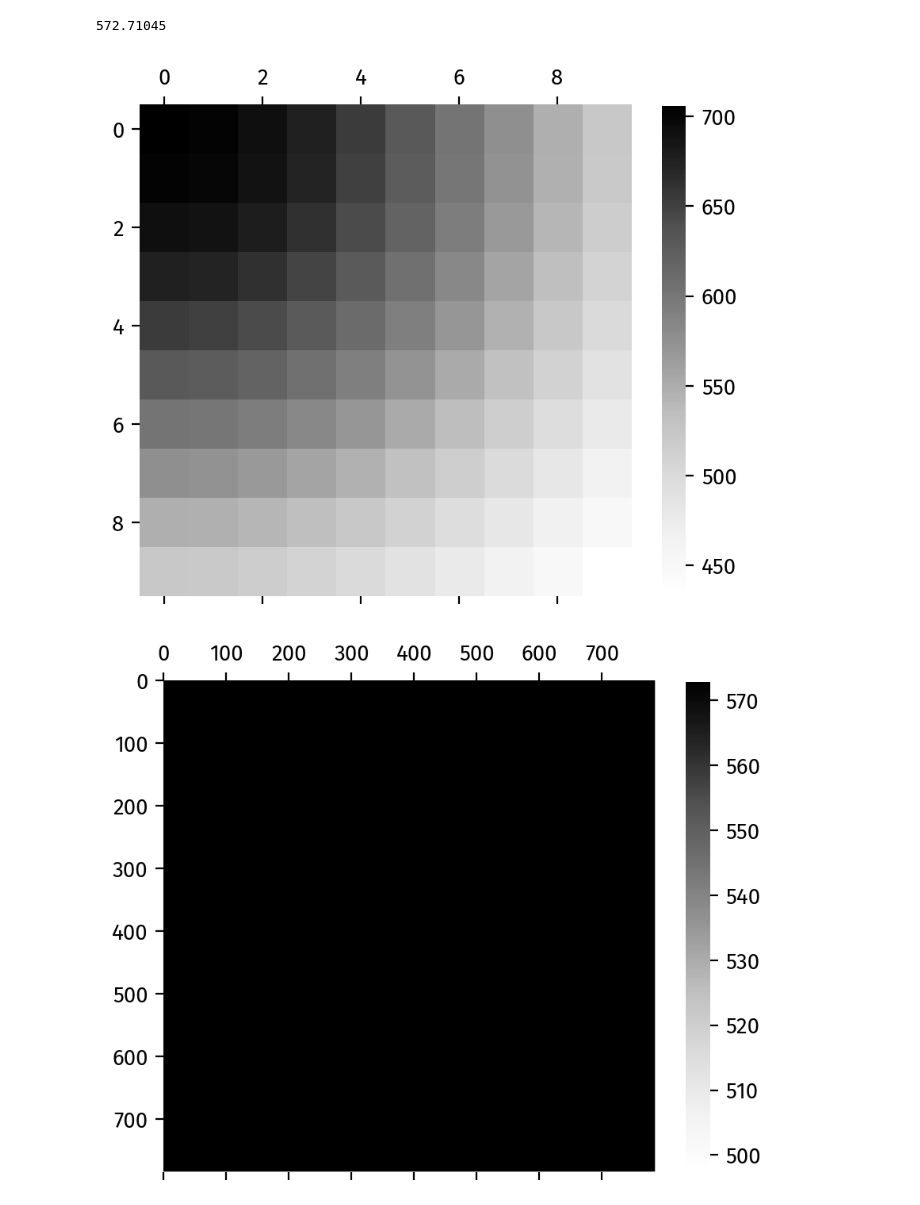
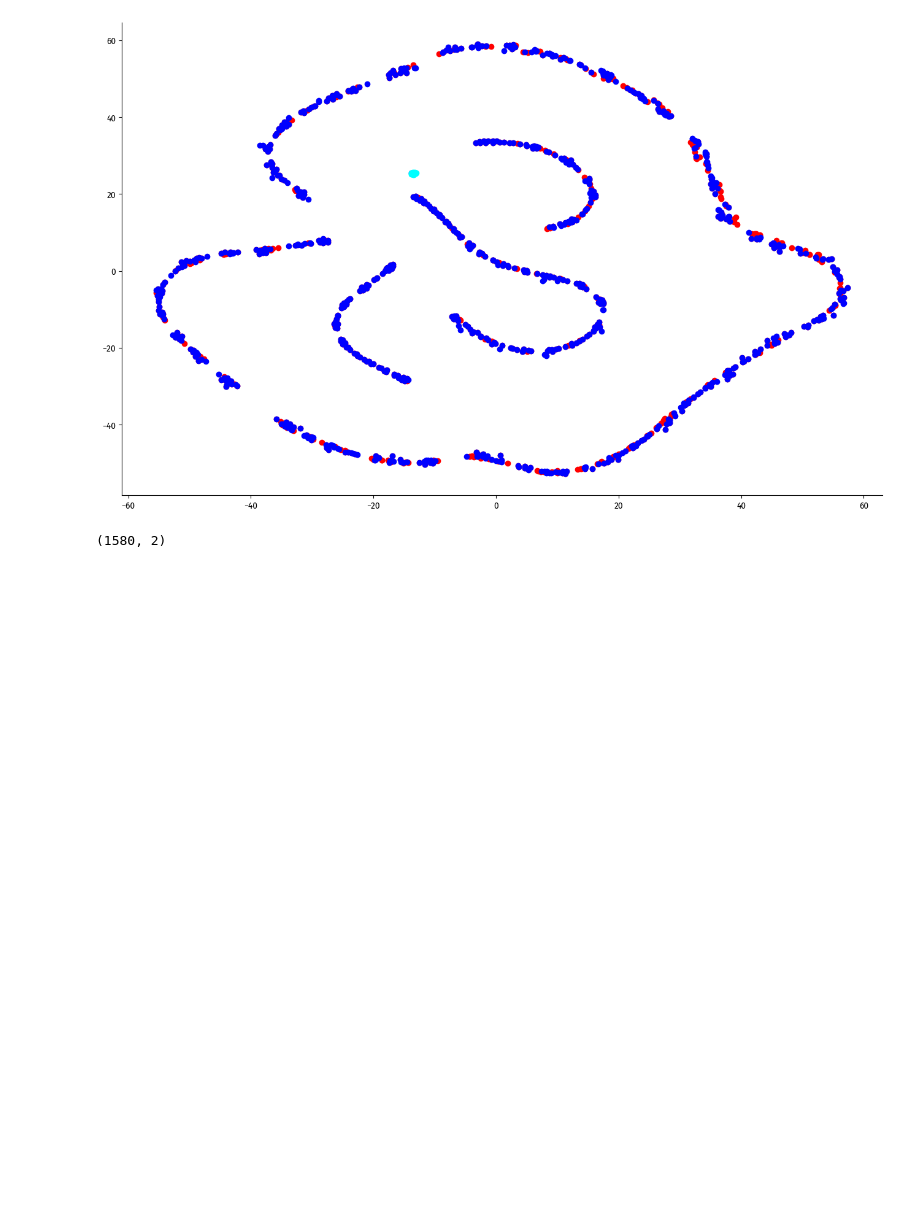
Before and after one commit to cwhy/picojam, a Jupyter notebook: jam/notebooks/PBsimpleNet.ipynb, the cells around one changed output. Drawn from its saved outputs; the diff is of its cells as text; code cells hidden in the pictures; blank space fills up the shorter version.

```diff
--- a/jam/notebooks/PBsimpleNet.ipynb
+++ b/jam/notebooks/PBsimpleNet.ipynb
@@ -179,7 +179,7 @@ import init_utils
 
 
 
-lr = 0.0001
+lr = 0.001
 mask_fn = lambda p: tree_map(lambda x: not isinstance(x, int), p)
 # opt = optax.multi_transform({"sgd": optax.rmsprop(lr), "zero": optax.set_to_zero()}, mask_fn)
 opt = optax.masked(optax.adam(lr), mask_fn)
@@ -234,10 +234,11 @@ def loss_b_dt(W):
 def sample():
     index = random.sample(range(n_samples), batch_size)
     return X_train[index, :], y[array(index)]
+xx, yy = sample()
 
 for i in range(10000):
-    xx, yy = sample()
-    W, state_x = update_x(W, xx, yy, state_x)
+    W, state = update(W, xx, yy, state)
+    #W, state_x = update_x(W, xx, yy, state_x)
     if i < 10 or i % 200 == 0:
         print(mean(accuracy(W, xx, yy)), get_accuracy_b_t(W), loss_b_dt(W))
 
@@ -264,11 +264,0 @@ print(loss_b_dt(W))
-# %%
-yd = input_encode(W['y'], arange(d_y)[None, :])
-visualize_matrix(yd.T @ yd, dpi=200)
-xyd = mixer_head(W, X_test[0, :], y_test[0])
-visualize_matrix(xyd , dpi=200)
-xyd = mixer_head(W, X_test[1, :], y_test[0])
-visualize_matrix(xyd , dpi=200)
-# %% [output]
-572.71045
-[figure, removed]
-[figure, removed]
@@ -274,0 +267,25 @@ visualize_matrix(xyd , dpi=200)
+# %%
+from sklearn.manifold import TSNE
+
+from jax.numpy import vstack
+import matplotlib.pyplot as plt
+
+yd = input_encode(W['y'], arange(d_y)[None, :])
+xyd1 = mixer_head(W, X_test[0, :], y_test[0])
+xyd2 = mixer_head(W0, X_test[0, :], y_test[0])
+xyd3 = mixer_head(W, X_test[1, :], y_test[1])
+X_embedded = TSNE(n_components=2, learning_rate='auto',
+                  init='random', perplexity=20).fit_transform(vstack([xyd1, xyd3, yd.T]))
+# %%
+
+plt.figure(figsize=(16,10))
+plt.scatter(X_embedded[:784, 0], X_embedded[:784, 1], c='r')
+# plt.scatter(X_embedded[785:2*784+1, 0], X_embedded[785: 2*784+1, 1], c='pink')
+#plt.scatter(X_embedded[2*784+1: -10, 0], X_embedded[ 2*784+1: -10, 1], c='blue')
+plt.scatter(X_embedded[785: -10, 0], X_embedded[785: -10, 1], c='blue')
+plt.scatter(X_embedded[-10:, 0], X_embedded[-10:, 1], c='cyan')
+plt.show()
+print(X_embedded.shape)
+# %% [output]
+[figure, added]
+(1580, 2)
```
Also changed, not shown: parts of 4 cells of this notebook, 2 other files.
